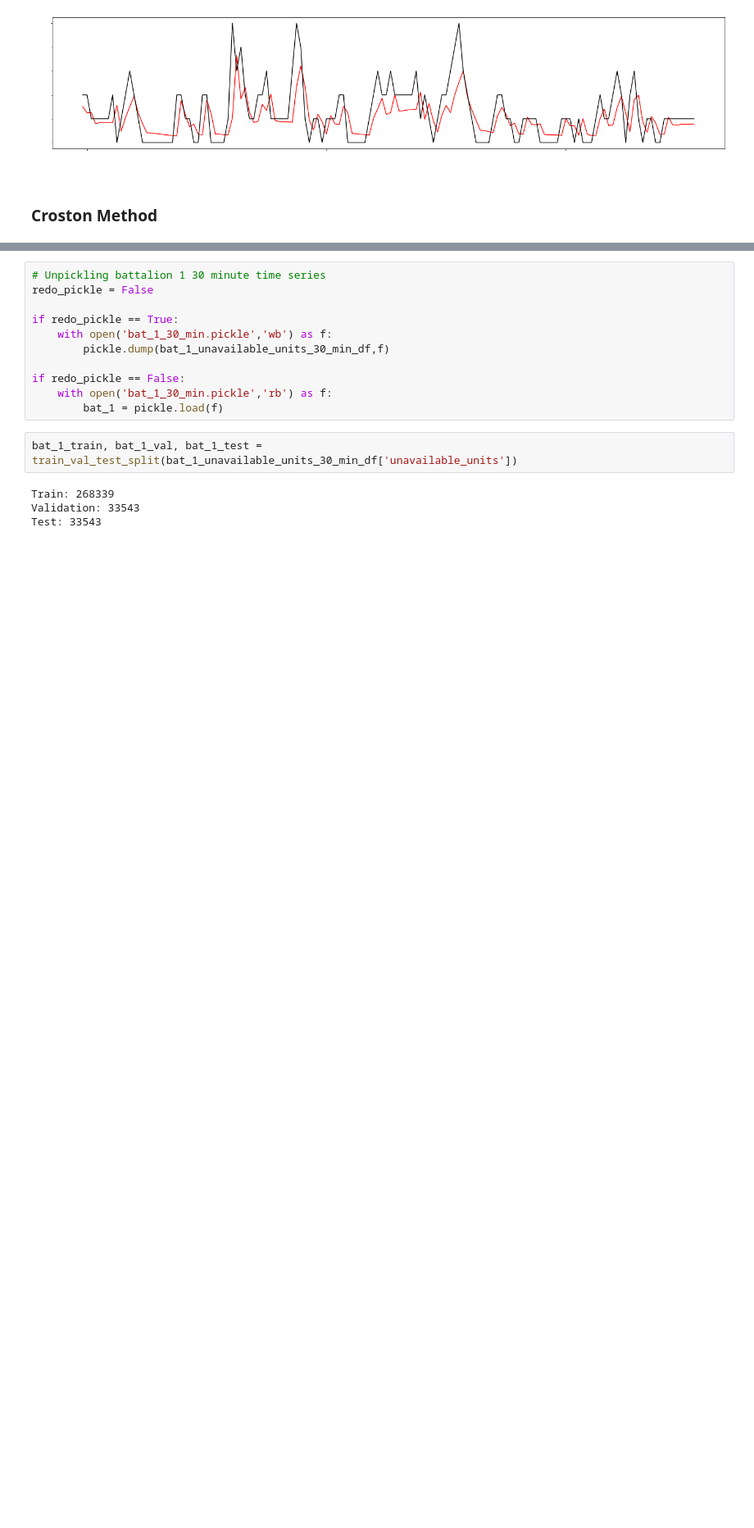
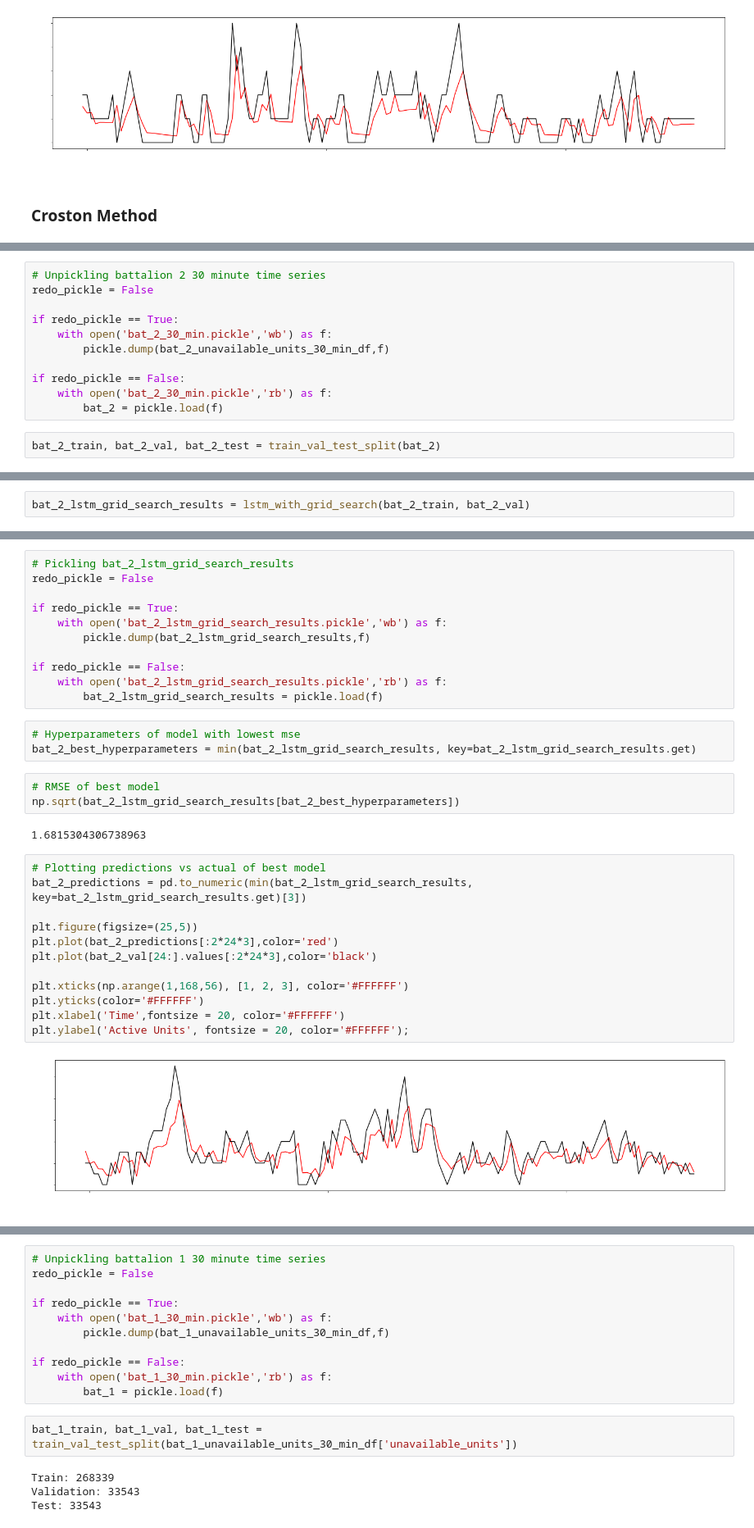
Before and after one commit to tcbonds/Project-5, a Jupyter notebook: 6_Location_Based_Modeling.ipynb, the cells around one changed output, grey strips where cells are left out. Shown at 82% size. Saved outputs shown, nothing was run; the diff lists cells and outputs as text; blank space fills up the shorter version.

```diff
--- a/6_Location_Based_Modeling.ipynb
+++ b/6_Location_Based_Modeling.ipynb
@@ -282,0 +277,13 @@ np.sqrt(mean_absolute_error(bat_1_croston_tsb.loc[:,'Demand'], bat_1_croston_tsb
+# %%
+# Unpickling battalion 2 30 minute time series
+redo_pickle = False
+
+if redo_pickle == True:
+    with open('bat_2_30_min.pickle','wb') as f:
+        pickle.dump(bat_2_unavailable_units_30_min_df,f)
+
+if redo_pickle == False:
+    with open('bat_2_30_min.pickle','rb') as f:
+        bat_2 = pickle.load(f)
+# %%
+bat_2_train, bat_2_val, bat_2_test = train_val_test_split(bat_2)
@@ -282,0 +296,2 @@ np.sqrt(mean_absolute_error(bat_1_croston_tsb.loc[:,'Demand'], bat_1_croston_tsb
+# %%
+bat_2_lstm_grid_search_results = lstm_with_grid_search(bat_2_train, bat_2_val)
@@ -282,0 +305,33 @@ np.sqrt(mean_absolute_error(bat_1_croston_tsb.loc[:,'Demand'], bat_1_croston_tsb
+# %%
+# Pickling bat_2_lstm_grid_search_results
+redo_pickle = False
+
+if redo_pickle == True:
+    with open('bat_2_lstm_grid_search_results.pickle','wb') as f:
+        pickle.dump(bat_2_lstm_grid_search_results,f)
+
+if redo_pickle == False:
+    with open('bat_2_lstm_grid_search_results.pickle','rb') as f:
+        bat_2_lstm_grid_search_results = pickle.load(f)
+# %%
+# Hyperparameters of model with lowest mse
+bat_2_best_hyperparameters = min(bat_2_lstm_grid_search_results, key=bat_2_lstm_grid_search_results.get)
+# %%
+# RMSE of best model
+np.sqrt(bat_2_lstm_grid_search_results[bat_2_best_hyperparameters])
+# %% [output]
+1.6815304306738963
+# %%
+# Plotting predictions vs actual of best model
+bat_2_predictions = pd.to_numeric(min(bat_2_lstm_grid_search_results, key=bat_2_lstm_grid_search_results.get)[3])
+
+plt.figure(figsize=(25,5))
+plt.plot(bat_2_predictions[:2*24*3],color='red')
+plt.plot(bat_2_val[24:].values[:2*24*3],color='black')
+
+plt.xticks(np.arange(1,168,56), [1, 2, 3], color='#FFFFFF')
+plt.yticks(color='#FFFFFF')
+plt.xlabel('Time',fontsize = 20, color='#FFFFFF')
+plt.ylabel('Active Units', fontsize = 20, color='#FFFFFF');
+# %% [output]
+[figure, added]
```
Also changed, not shown: parts of 148 cells of this notebook.
